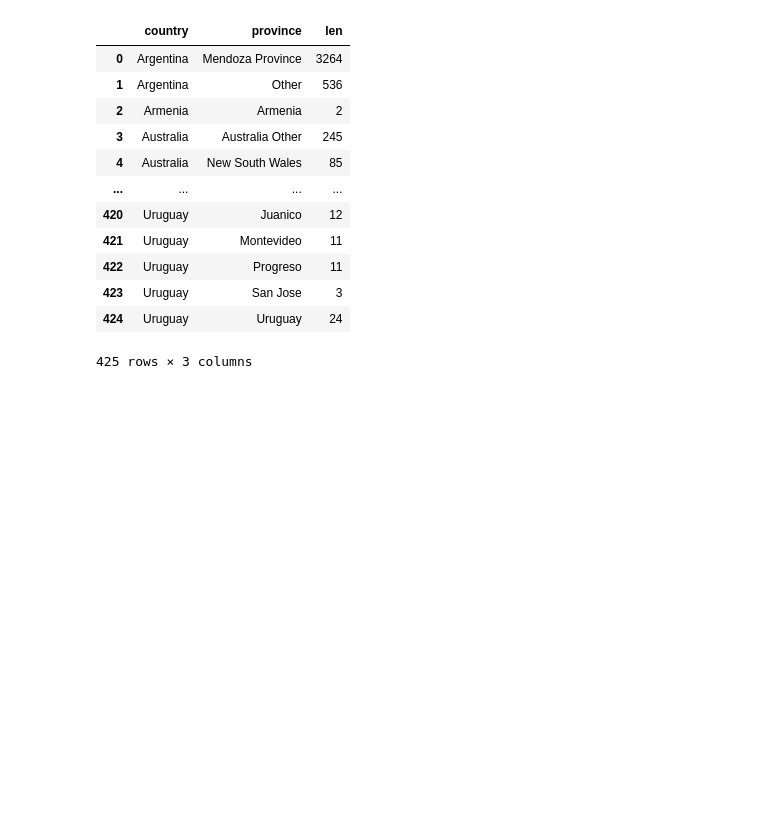
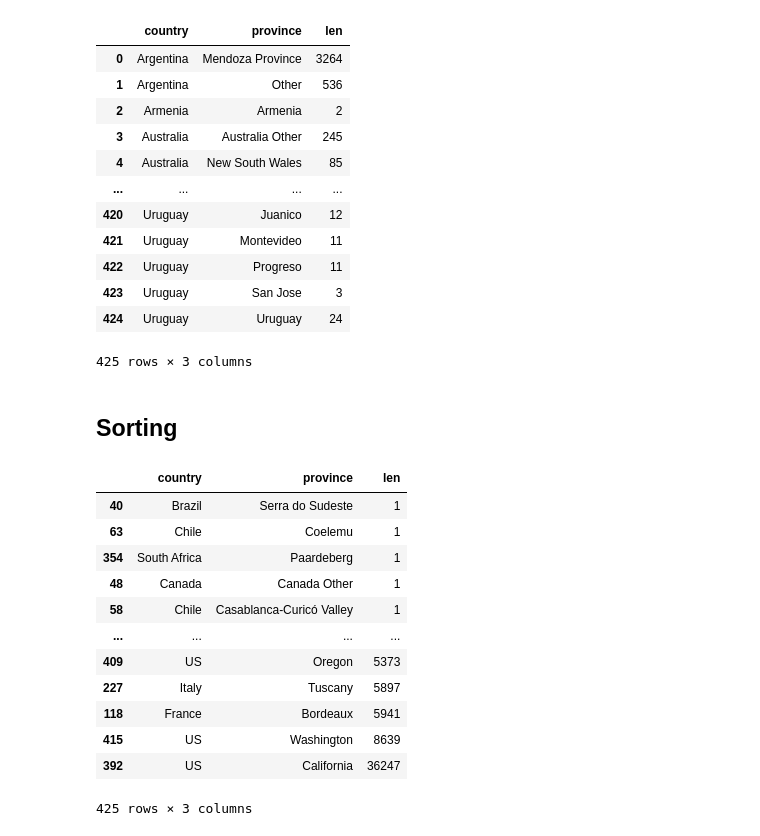
Before and after one commit to Krriisshna/Kaggle, a Jupyter notebook: Pandas/Pandas.ipynb, the cells around one changed output. Drawn from its saved outputs; the diff is of its cells as text; code cells hidden in the pictures; blank space fills up the shorter version.

```diff
--- a/Pandas/Pandas.ipynb
+++ b/Pandas/Pandas.ipynb
@@ -729,3 +729,23 @@ countries_reviewed.reset_index()
 | 423 | Uruguay | San Jose | 3 |
 | 424 | Uruguay | Uruguay | 24 |
 425 rows × 3 columns
+# %% [markdown]
+## Sorting
+# %%
+# Use pandas sort_values() to sort a DataFrame or Series.
+countries_reviewed = countries_reviewed.reset_index()
+countries_reviewed.sort_values(by='len')
+# %% [output]
+|  | country | province | len |
+| 40 | Brazil | Serra do Sudeste | 1 |
+| 63 | Chile | Coelemu | 1 |
+| 354 | South Africa | Paardeberg | 1 |
+| 48 | Canada | Canada Other | 1 |
+| 58 | Chile | Casablanca-Curicó Valley | 1 |
+| ... | ... | ... | ... |
+| 409 | US | Oregon | 5373 |
+| 227 | Italy | Tuscany | 5897 |
+| 118 | France | Bordeaux | 5941 |
+| 415 | US | Washington | 8639 |
+| 392 | US | California | 36247 |
+425 rows × 3 columns
```
Also changed, not shown: parts of 17 cells of this notebook.
